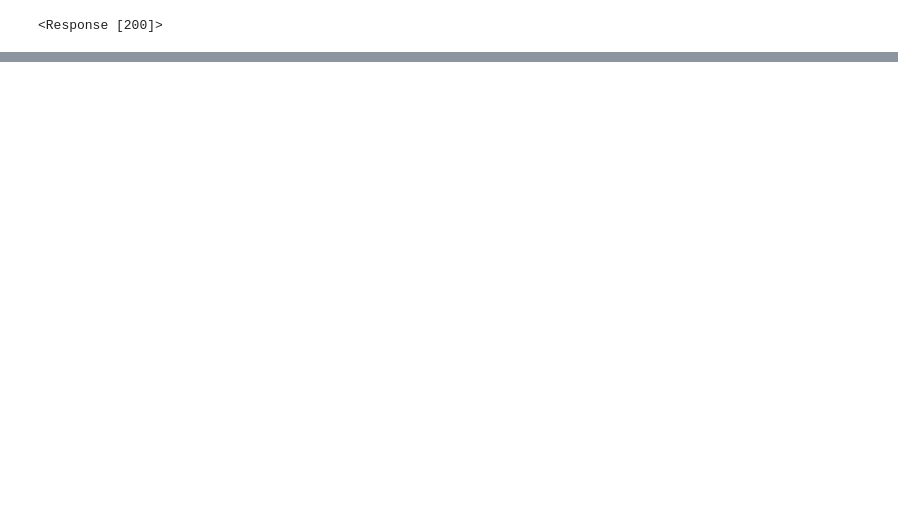
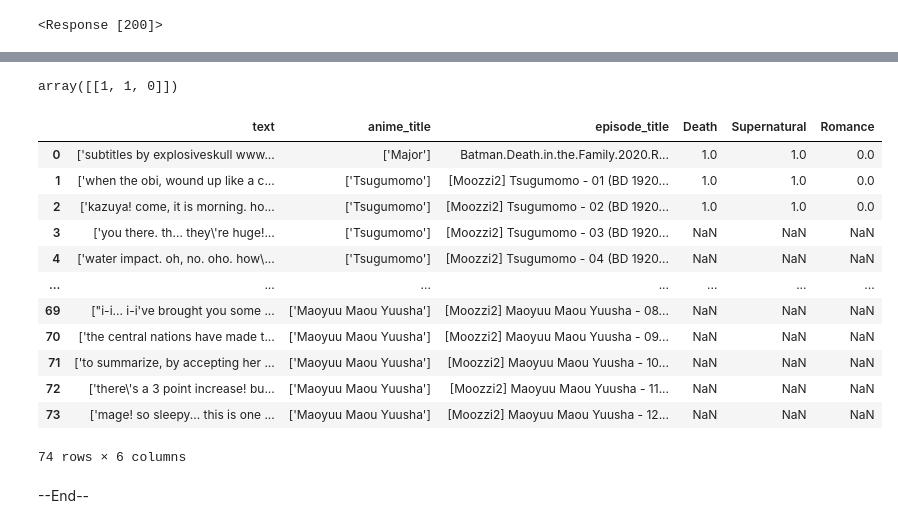
Before and after one commit to imanisima/anime-match, a Jupyter notebook: anime_match.ipynb, the cells around one changed output, grey strips where cells are left out. Drawn from its saved outputs; the diff is of its cells as text; code cells hidden in the pictures; blank space fills up the shorter version.

```diff
--- a/anime_match.ipynb
+++ b/anime_match.ipynb
@@ -310,0 +825,11 @@ pd.concat([transcript_df, cluster_labels], axis=1)
+# %%
+'''
+Train model using vectorized datasets.
+'''
+
+# split the data into train and test sets
+X_train, X_test, y_train, y_test = train_test_split(X, y, test_size=0.30, random_state=42, shuffle=True)
+
+# transform datasets
+vect_Xtrain = vect_tf.transform(X_train)
+vect_Xtest = vect_tf.transform(X_test)
@@ -310,0 +945,52 @@ pd.concat([transcript_df, cluster_labels], axis=1)
+# %%
+'''
+Convert list of texts to dataframe, along with episode name and labels.
+'''
+df = pd.DataFrame({'text': pd_test_trans,
+                        'anime_title': pd_test_title,
+                   'episode_title': pd_test_epname})
+
+test_df = df[['text', 'anime_title', 'episode_title']]
+
+text_df = test_df[['text']]
+vect_test = vect_tf.transform(text_df)
+
+pred_labels = mlknn_classifier.predict(vect_test)
+pred_labels = pred_labels.toarray()
+
+pred_labels
+# %% [output]
+array([[1, 1, 0]])
+# %%
+'''
+save preditions to dataframe and print results
+'''
+pred_death = [row[0] for row in pred_labels]
+pred_supernat = [row[1] for row in pred_labels]
+pred_romance = [row[2] for row in pred_labels]
+
+label_df = pd.DataFrame({"Death": pred_death,
+                        "Supernatural": pred_supernat,
+                        "Romance": pred_romance})
+
+# join anime information with their predicted labels
+pred_df = pd.concat([test_df, label_df], axis=1)
+
+pred_df.to_csv(f"{notebook_path}/test_anime.csv", index=False)
+pred_csv
+# %% [output]
+|  | text | anime_title | episode_title | Death | Supernatural | Romance |
+| 0 | ['subtitles by explosiveskull www... | ['Major'] | Batman.Death.in.the.Family.2020.R... | 1.0 | 1.0 | 0.0 |
+| 1 | ['when the obi, wound up like a c... | ['Tsugumomo'] | [Moozzi2] Tsugumomo - 01 (BD 1920... | 1.0 | 1.0 | 0.0 |
+| 2 | ['kazuya! come, it is morning. ho... | ['Tsugumomo'] | [Moozzi2] Tsugumomo - 02 (BD 1920... | 1.0 | 1.0 | 0.0 |
+| 3 | ['you there. th... they\'re huge!... | ['Tsugumomo'] | [Moozzi2] Tsugumomo - 03 (BD 1920... | NaN | NaN | NaN |
+| 4 | ['water impact. oh, no. oho. how\... | ['Tsugumomo'] | [Moozzi2] Tsugumomo - 04 (BD 1920... | NaN | NaN | NaN |
+| ... | ... | ... | ... | ... | ... | ... |
+| 69 | ["i-i... i-i've brought you some ... | ['Maoyuu Maou Yuusha'] | [Moozzi2] Maoyuu Maou Yuusha - 08... | NaN | NaN | NaN |
+| 70 | ['the central nations have made t... | ['Maoyuu Maou Yuusha'] | [Moozzi2] Maoyuu Maou Yuusha - 09... | NaN | NaN | NaN |
+| 71 | ['to summarize, by accepting her ... | ['Maoyuu Maou Yuusha'] | [Moozzi2] Maoyuu Maou Yuusha - 10... | NaN | NaN | NaN |
+| 72 | ['there\'s a 3 point increase! bu... | ['Maoyuu Maou Yuusha'] | [Moozzi2] Maoyuu Maou Yuusha - 11... | NaN | NaN | NaN |
+| 73 | ['mage! so sleepy... this is one ... | ['Maoyuu Maou Yuusha'] | [Moozzi2] Maoyuu Maou Yuusha - 12... | NaN | NaN | NaN |
+74 rows × 6 columns
+# %% [markdown]
+--End--
```
Also changed, not shown: parts of 95 cells of this notebook.
